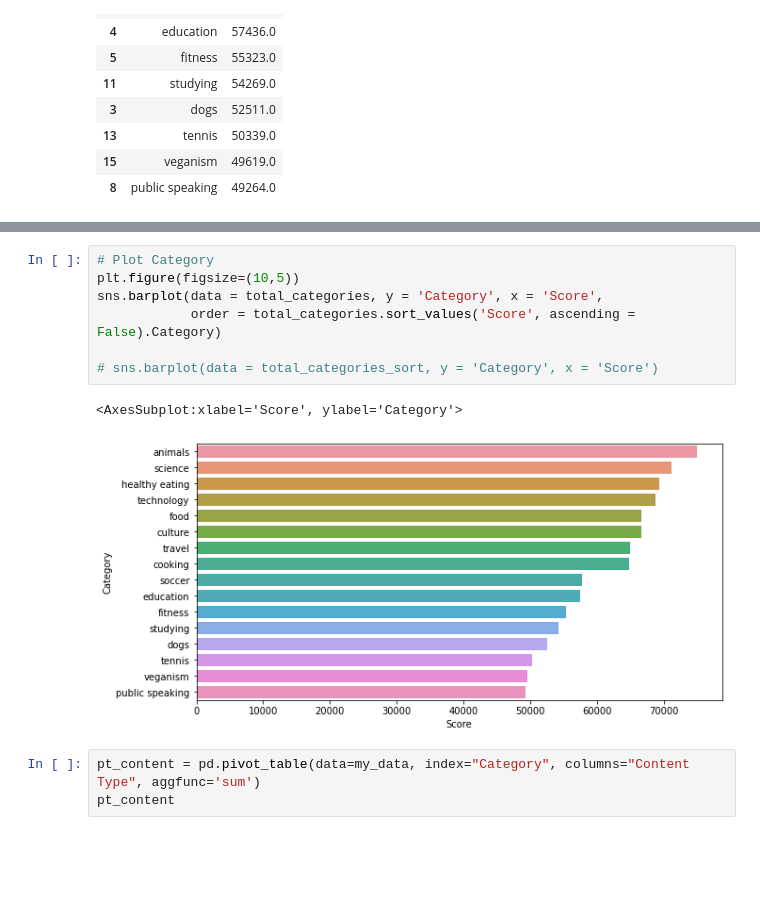
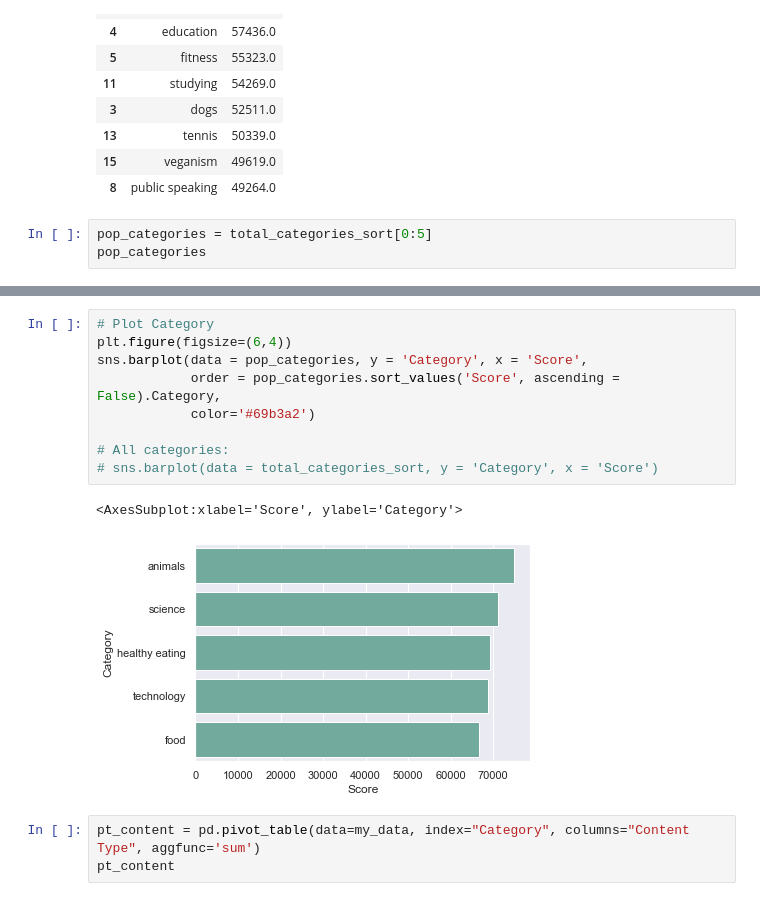
Before and after one commit to deborabastos/accenture_data_analytics, a Jupyter notebook: 2.accenture_data_analysis.ipynb, the cells around one changed output, grey strips where cells are left out. Drawn from its saved outputs; the diff is of its cells as text; blank space fills up the shorter version.

Commit message:
working on graphics

```diff
--- a/2.accenture_data_analysis.ipynb
+++ b/2.accenture_data_analysis.ipynb
@@ -50,3 +50,6 @@ total_categories_sort
 | 13 | tennis | 50339.0 |
 | 15 | veganism | 49619.0 |
 | 8 | public speaking | 49264.0 |
+# %%
+pop_categories = total_categories_sort[0:5]
+pop_categories
@@ -53,13 +63,15 @@ total_categories_sort
 # %%
 # Plot Category
-plt.figure(figsize=(10,5))
-sns.barplot(data = total_categories, y = 'Category', x = 'Score',
-            order = total_categories.sort_values('Score', ascending = False).Category)
+plt.figure(figsize=(6,4))
+sns.barplot(data = pop_categories, y = 'Category', x = 'Score',
+            order = pop_categories.sort_values('Score', ascending = False).Category,
+            color='#69b3a2')
 
+# All categories:
 # sns.barplot(data = total_categories_sort, y = 'Category', x = 'Score')
 # %% [output]
 <AxesSubplot:xlabel='Score', ylabel='Category'>
-[figure, old version]
+[figure, new version]
 # %%
 pt_content = pd.pivot_table(data=my_data, index="Category", columns="Content Type", aggfunc='sum')
 pt_content
```
Also changed, not shown: parts of 1 cell of this notebook.
